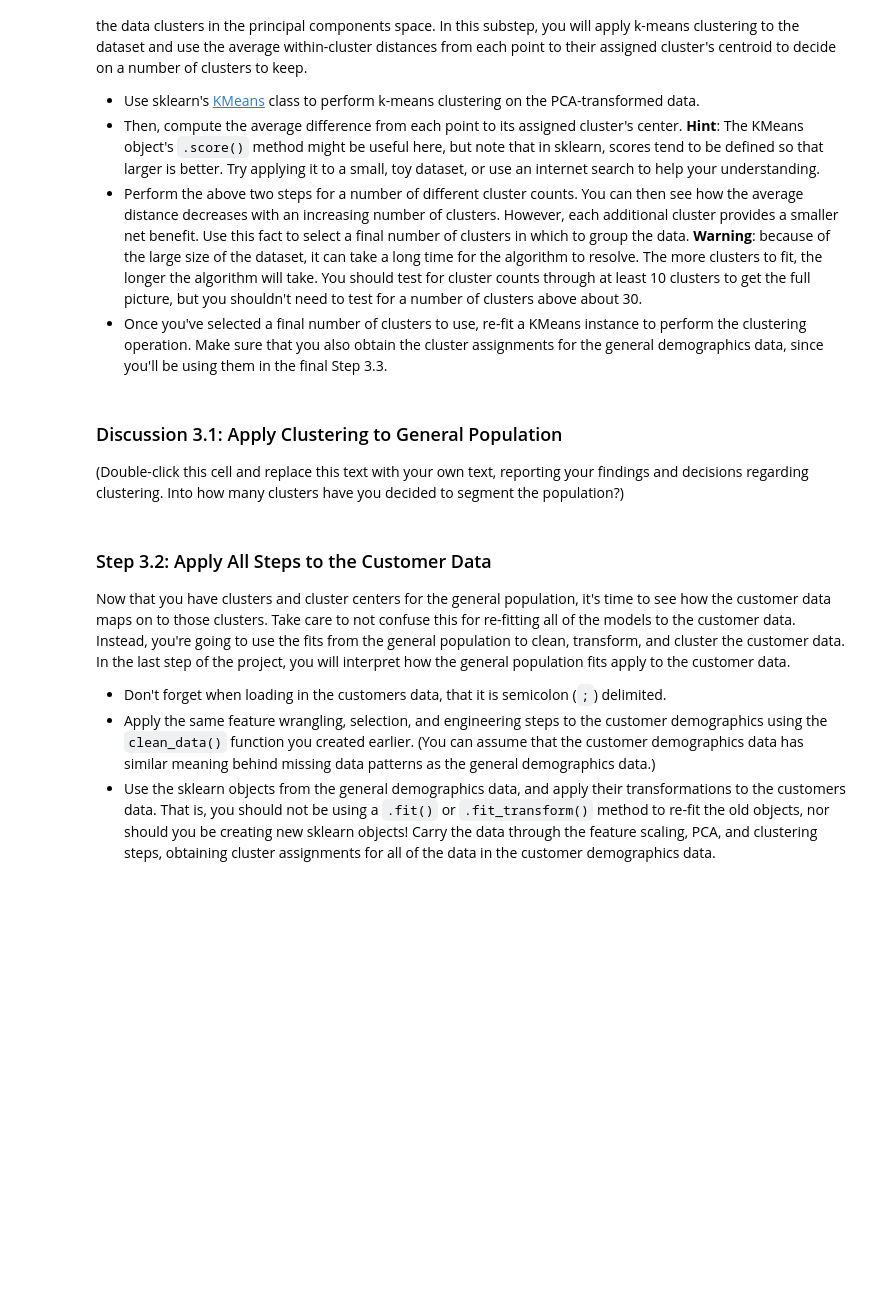
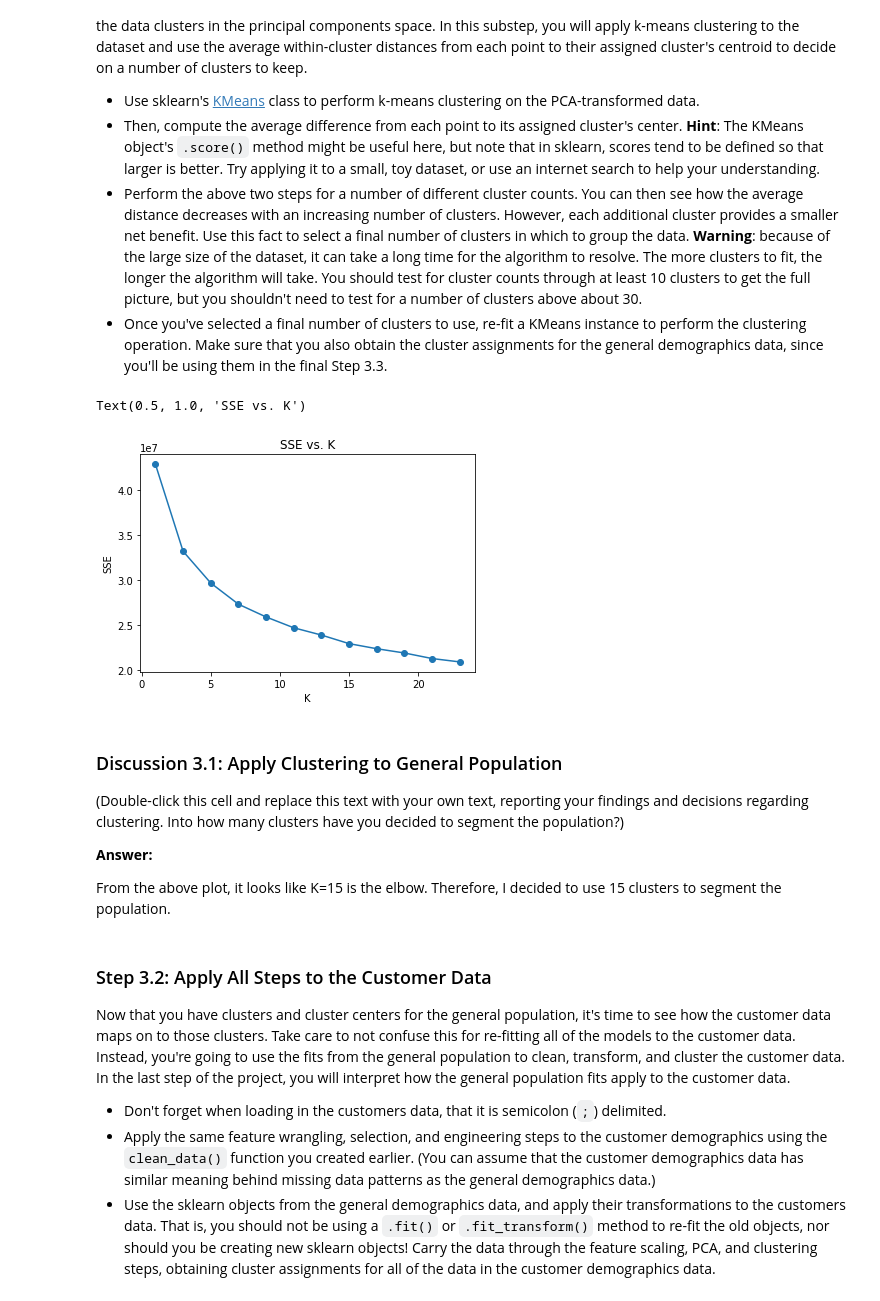
Before and after one commit to luis-valverde/Identify-Customer-Segments-with-Arvato, a Jupyter notebook: Identify_Customer_Segments.ipynb, the cells around one changed output. Cells and saved outputs as stored; diff of their text form; code cells hidden in the pictures; blank space fills up the shorter version.

```diff
--- a/Identify_Customer_Segments.ipynb
+++ b/Identify_Customer_Segments.ipynb
@@ -1007,13 +1007,38 @@ You've assessed and cleaned the demographics data, then scaled and transformed t
 - Then, compute the average difference from each point to its assigned cluster's center. **Hint**: The KMeans object's `.score()` method might be useful here, but note that in sklearn, scores tend to be defined so that larger is better. Try applying it to a small, toy dataset, or use an internet search to help your understanding.
 - Perform the above two steps for a number of different cluster counts. You can then see how the average distance decreases with an increasing number of clusters. However, each additional cluster provides a smaller net benefit. Use this fact to select a final number of clusters in which to group the data. **Warning**: because of the large size of the dataset, it can take a long time for the algorithm to resolve. The more clusters to fit, the longer the algorithm will take. You should test for cluster counts through at least 10 clusters to get the full picture, but you shouldn't need to test for a number of clusters above about 30.
 - Once you've selected a final number of clusters to use, re-fit a KMeans instance to perform the clustering operation. Make sure that you also obtain the cluster assignments for the general demographics data, since you'll be using them in the final Step 3.3.
+# %%
+# Obtain k-means score
+def k_mean_score(data, center):
+    kmeans = KMeans(n_clusters = center)
+    model = kmeans.fit(data)
+    score = np.abs(model.score(data))
+    return score
 # %%
 # Over a number of different cluster counts...
 # run k-means clustering on the data
 # compute the average within-cluster distances.
+
+sse = []
+
+# Values of k
+k_range = np.arange(1, 25, 2)
+
+# Run over a number of different clusters
+for k in k_range:
+    # run k-means clustering on the data
+    sse.append(k_mean_score(azdias_pca, k))
 # %%
 # Investigate the change in within-cluster distance across number of clusters.
 # HINT: Use matplotlib's plot function to visualize this relationship.
+
+plt.plot(k_range, sse, linestyle='-', marker='o')
+plt.xlabel('K')
+plt.ylabel('SSE')
+plt.title('SSE vs. K')
+# %% [output]
+Text(0.5, 1.0, 'SSE vs. K')
+[figure, added]
 # %%
 # Re-fit the k-means model with the selected number of clusters and obtain
 # cluster predictions for the general population demographics data.
@@ -1021,6 +1052,10 @@ You've assessed and cleaned the demographics data, then scaled and transformed t
 ### Discussion 3.1: Apply Clustering to General Population
 
 (Double-click this cell and replace this text with your own text, reporting your findings and decisions regarding clustering. Into how many clusters have you decided to segment the population?)
+
+**Answer:**
+
+From the above plot, it looks like K=15 is the elbow. Therefore, I decided to use 15 clusters to segment the population.
 # %% [markdown]
 ### Step 3.2: Apply All Steps to the Customer Data
 
```
Also changed, not shown: parts of 1 cell of this notebook.
